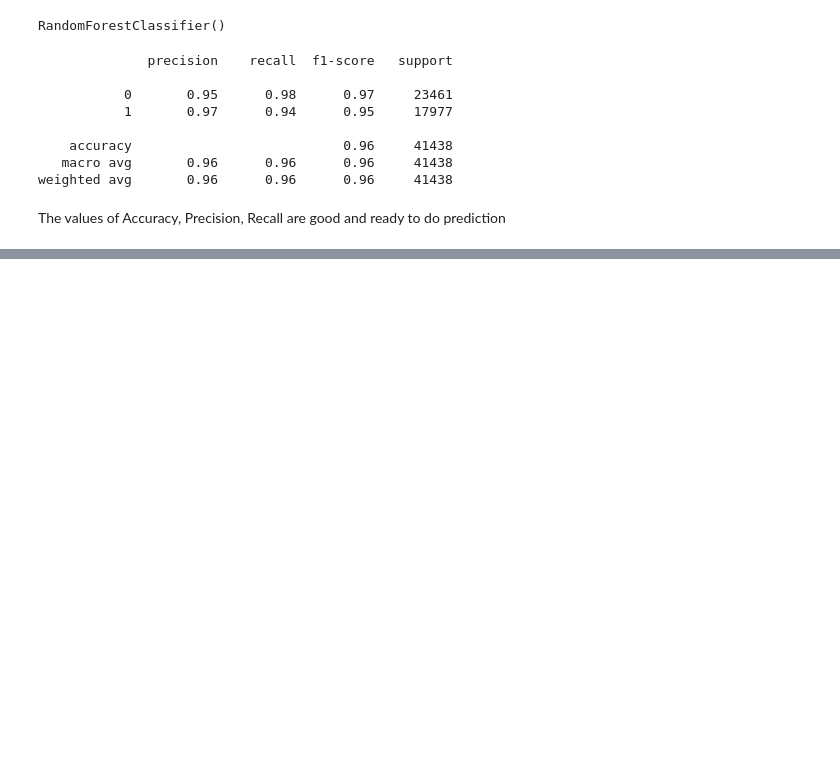
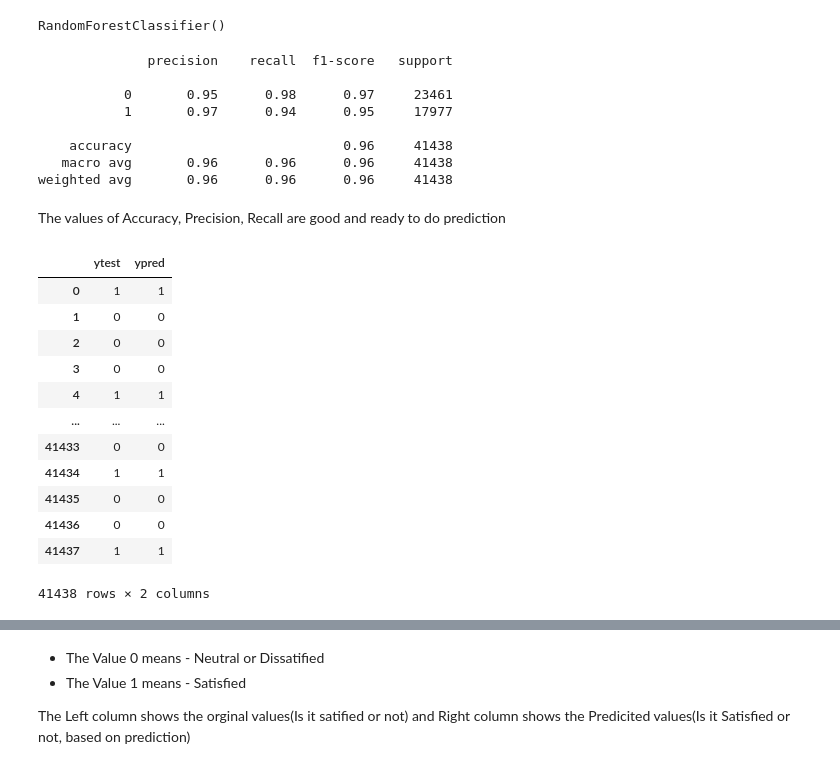
Before and after one commit to Vidhya-bharathi-raj/ML-Classification-Project, a Jupyter notebook: airline_clnd_customer_satisfaction.ipynb, the cells around one changed output, grey strips where cells are left out. Cells and saved outputs as stored; diff of their text form; code cells hidden in the pictures; blank space fills up the shorter version.

```diff
--- a/airline_clnd_customer_satisfaction.ipynb
+++ b/airline_clnd_customer_satisfaction.ipynb
@@ -358,3 +362,24 @@ print(classification_report(y_test, y_pred))
 weighted avg       0.96      0.96      0.96     41438
 # %% [markdown]
 The values of Accuracy, Precision, Recall are good and ready to do prediction
+# %%
+comparison_df = pd.DataFrame()
+# %%
+comparison_df['ytest'] = pd.DataFrame(y_test).reset_index(drop=True)
+comparison_df['ypred'] = pd.DataFrame(y_pred).reset_index(drop=True)
+# %%
+comparison_df
+# %% [output]
+|  | ytest | ypred |
+| 0 | 1 | 1 |
+| 1 | 0 | 0 |
+| 2 | 0 | 0 |
+| 3 | 0 | 0 |
+| 4 | 1 | 1 |
+| ... | ... | ... |
+| 41433 | 0 | 0 |
+| 41434 | 1 | 1 |
+| 41435 | 0 | 0 |
+| 41436 | 0 | 0 |
+| 41437 | 1 | 1 |
+41438 rows × 2 columns
@@ -360,0 +387,5 @@ The values of Accuracy, Precision, Recall are good and ready to do prediction
+# %% [markdown]
+* The Value 0 means - Neutral or Dissatified
+* The Value 1 means - Satisfied
+
+The Left column shows the orginal values(Is it satified or not) and Right column shows the Predicited values(Is it Satisfied or not, based on prediction)
```
Also changed, not shown: parts of 3 cells of this notebook.
